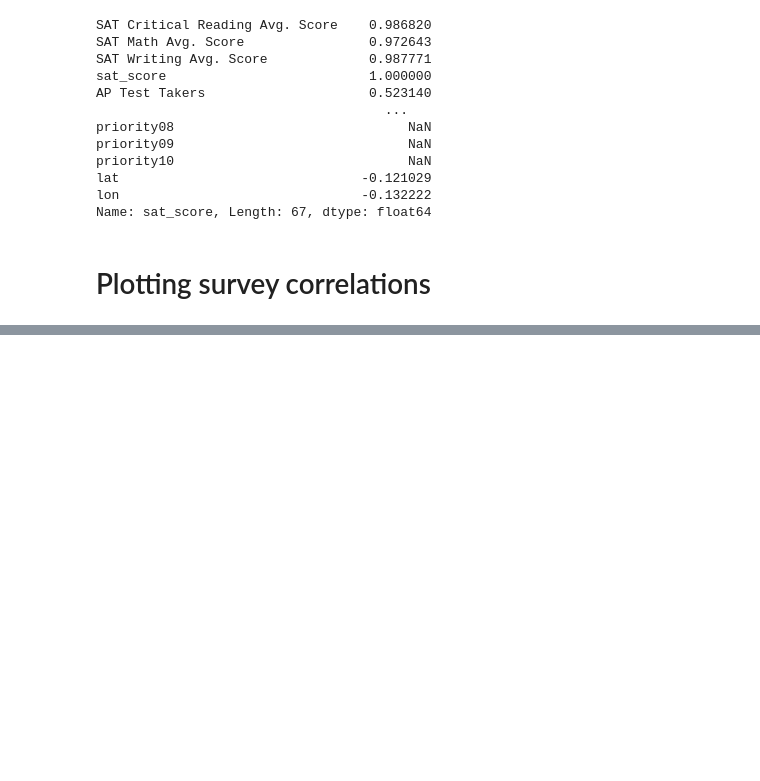
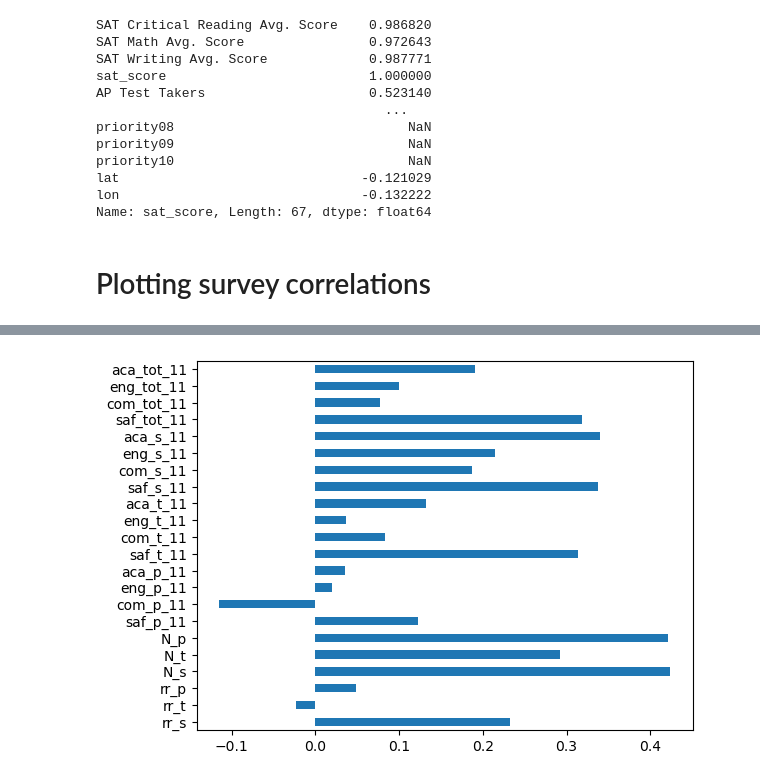
Before and after one commit to mcbrownmwale/Guided_Projects, a Jupyter notebook: NYC_High_School_Project.ipynb, the cells around one changed output, grey strips where cells are left out. Drawn from its saved outputs; the diff is of its cells as text; code cells hidden in the pictures; blank space fills up the shorter version.

```diff
--- a/NYC_High_School_Project.ipynb
+++ b/NYC_High_School_Project.ipynb
@@ -161,5 +161,8 @@ Name: sat_score, Length: 67, dtype: float64
 # %% [markdown]
 # Plotting survey correlations
 # %%
+import matplotlib.pyplot as plt
 # Remove DBN since it's a unique identifier, not a useful numerical value for correlation.
 survey_fields.remove("DBN")
+sat_score_survey_corr = combined.corr(numeric_only = True)['sat_score'][survey_fields]
+sat_score_survey_corr
@@ -165,0 +187,5 @@ survey_fields.remove("DBN")
+# %%
+sat_score_survey_corr.plot.barh()
+plt.show()
+# %% [output]
+[figure, added]
```
Also changed, not shown: parts of 22 cells of this notebook, 4 other files.
